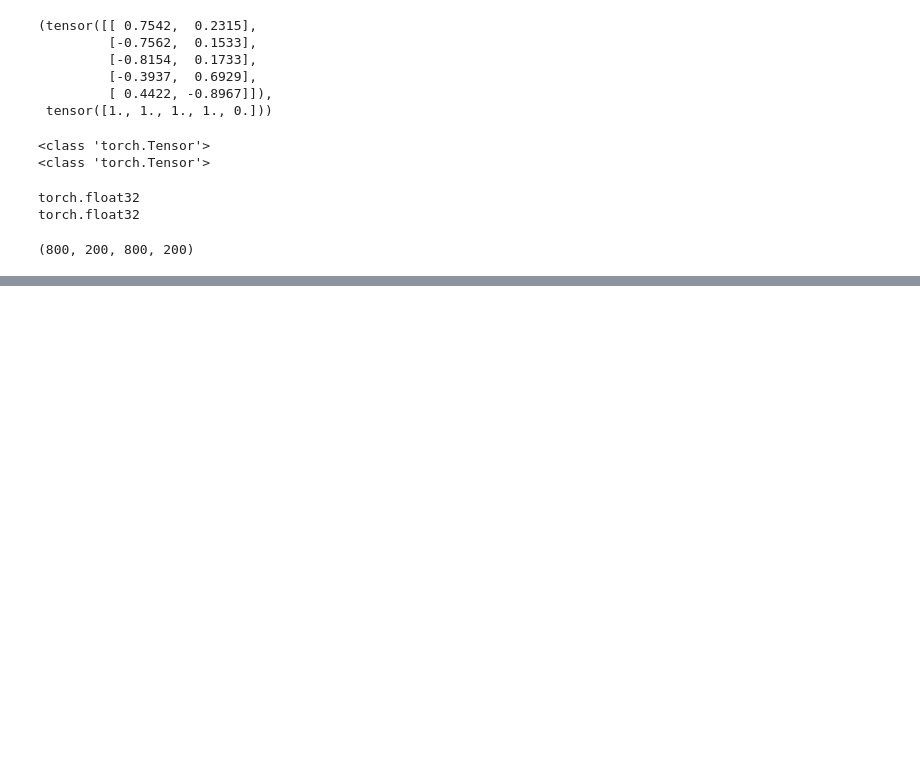
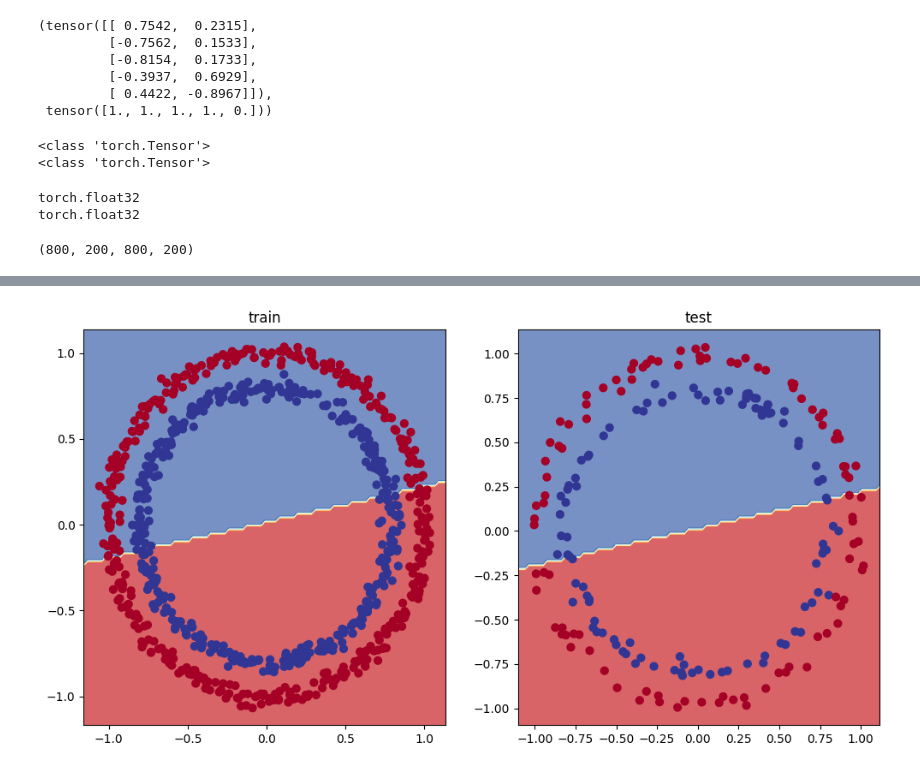
Before and after one commit to sanjaya999/Pytorch, a Jupyter notebook: neuralNetworkClassification.ipynb, the cells around one changed output, grey strips where cells are left out. Saved outputs shown, nothing was run; the diff lists cells and outputs as text; code cells hidden in the pictures; blank space fills up the shorter version.

```diff
--- a/neuralNetworkClassification.ipynb
+++ b/neuralNetworkClassification.ipynb
@@ -115,0 +367,37 @@ len(X_train ) , len(X_test),len(y_train ) , len(y_test)
+# %%
+loss_fn = nn.BCEWithLogitsLoss()
+
+optimizer = torch.optim.SGD(params = model_1.parameters() , lr=0.01)
+# %%
+torch.manual_seed(42)
+
+epochs =1000
+
+X_train, y_train = X_train.to(device) , y_train.to(device)
+X_test , y_test = X_test.to(device) , y_test.to(device)
+
+for epoch in range (epochs):
+  model_1.train()
+
+  y_logits = model_1(X_train).squeeze()
+  y_pred = torch.round(torch.relu(y_logits))
+
+  loss = loss_fn(y_logits , y_train)
+
+  acc = accuracy_fn(y_true=y_train , y_pred = y_pred)
+
+  optimizer.zero_grad()
+
+  loss.backward()
+
+  optimizer.step()
+
+  model_1.eval()
+  with torch.inference_mode():
+    test_logits = model_1(X_test).squeeze()
+    test_pred = torch.round(torch.relu(test_logits))
+
+    test_loss = loss_fn(test_logits , y_test)
+    test_acc = accuracy_fn(y_true=y_test , y_pred=test_pred)
+
+    print(f"epoch: {epoch} | loss: {loss:.5f} , acc: {acc:2f}% | test loss: {test_loss:.5f} , testacc: {test_acc:.2f}%")
@@ -115,0 +422,10 @@ len(X_train ) , len(X_test),len(y_train ) , len(y_test)
+# %%
+plt.figure(figsize = (12 , 6))
+plt.subplot(1,2,1)
+plt.title("train")
+plot_decision_boundary(model_1 , X_train , y_train)
+plt.subplot(1,2,2)
+plt.title("test")
+plot_decision_boundary(model_1 , X_test , y_test)
+# %% [output]
+[figure, added]
```
Also changed, not shown: parts of 24 cells of this notebook.
